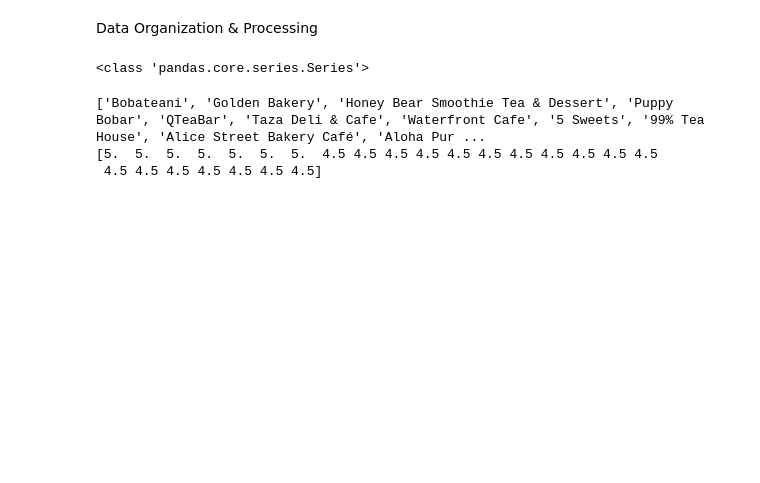
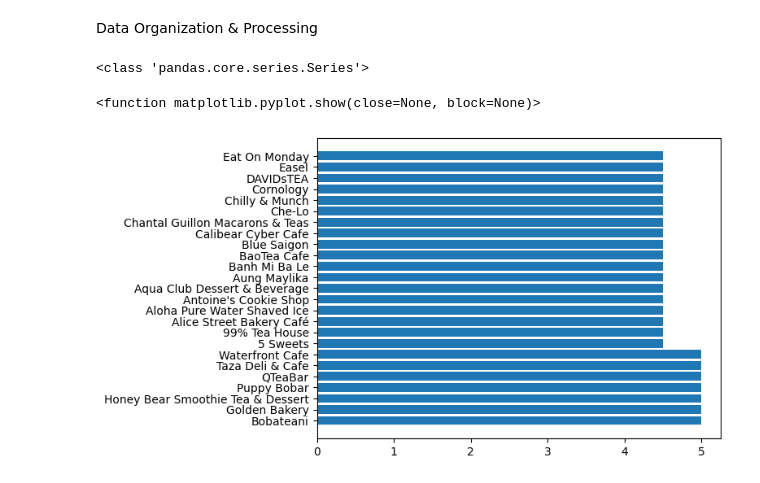
Before and after one commit to ChasePham/Bay-Area-Boba-Data-Visualizer, a Jupyter notebook: Bay_Area_DS_Vis.ipynb, the cells around one changed output. Drawn from its saved outputs; the diff is of its cells as text; code cells hidden in the pictures; blank space fills up the shorter version.

Commit message:
top 25 stores

```diff
--- a/Bay_Area_DS_Vis.ipynb
+++ b/Bay_Area_DS_Vis.ipynb
@@ -51,35 +51,36 @@ house_values = housing_data_set['median_house_value'] # Gets the median house va
 # %%
 # First we will do an amounts bar graph visualization where the x axis will represent boba shops,
 #  and the y axis will represent the rating
 
 # We will graph the top 25 and the lowest 25 rating stores since there are so many.
 
 
 # Top 25 Scores:
 
 # We will use a priority queue for this portion since its easier to get the top 25 values
 prio_queue = []
 top_25_stores_ratings = np.zeros(25)
 top_25_stores_names = []
 checker = set()
 for i in range(len(shop_names)):
     if shop_names[i] in checker:
         continue
     new_list = [0,0,0]
     pair = hashmap[shop_names[i]]
     new_list[0] = pair[0] * -1
     new_list[1] = pair[1] * - 1
     new_list[2] = str(shop_names[i])
     heapq.heappush(prio_queue, new_list)
     checker.add(shop_names[i])
 
 for i in range(25):
     current = heapq.heappop(prio_queue)
     top_25_stores_ratings[i] = current[0] * -1
     top_25_stores_names.append(current[2])
-print(top_25_stores_names)
-print(top_25_stores_ratings)
+
+
+plt.barh(top_25_stores_names, top_25_stores_ratings)
+plt.show
 # %% [output]
-['Bobateani', 'Golden Bakery', 'Honey Bear Smoothie Tea & Dessert', 'Puppy Bobar', 'QTeaBar', 'Taza Deli & Cafe', 'Waterfront Cafe', '5 Sweets', '99% Tea House', 'Alice Street Bakery Café', 'Aloha Pur ...
-[5.  5.  5.  5.  5.  5.  5.  4.5 4.5 4.5 4.5 4.5 4.5 4.5 4.5 4.5 4.5 4.5
- 4.5 4.5 4.5 4.5 4.5 4.5 4.5]
+<function matplotlib.pyplot.show(close=None, block=None)>
+[figure, added]
```
